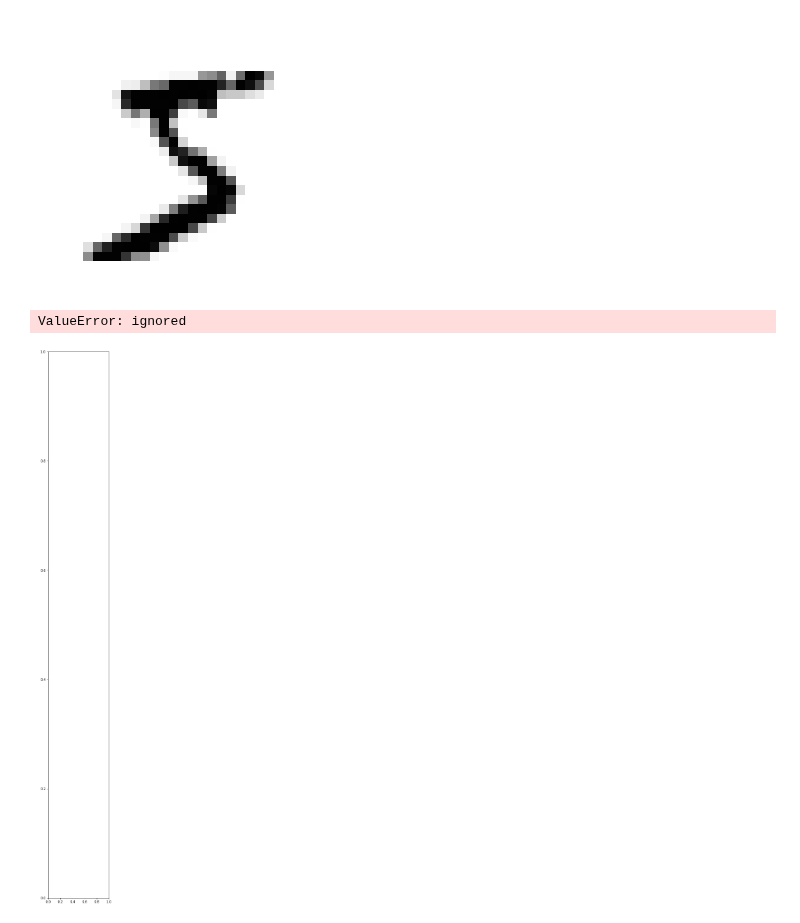
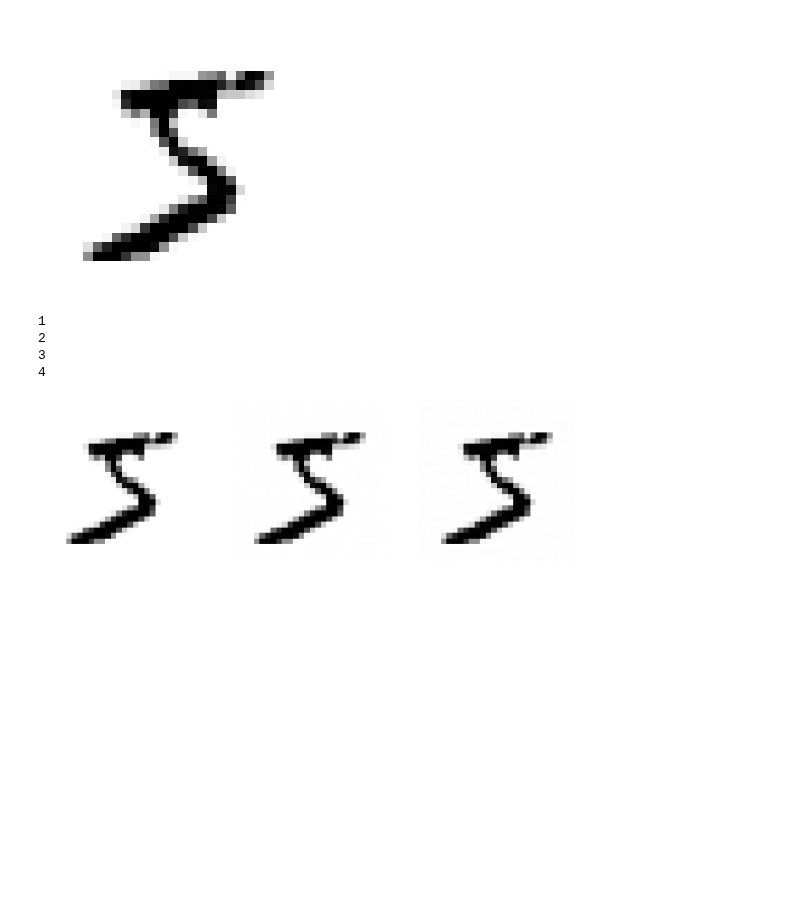
Before and after one commit to durml91/MMath-Project, a Jupyter notebook: Image_Diffusion_(working)/Experimental_Main_MNIST_diffusion.ipynb, the cells around one changed output. Cells and saved outputs as stored; diff of their text form; code cells hidden in the pictures; blank space fills up the shorter version.

Commit message:
Forward noising attempted

```diff
--- a/Image_Diffusion_(working)/Experimental_Main_MNIST_diffusion.ipynb
+++ b/Image_Diffusion_(working)/Experimental_Main_MNIST_diffusion.ipynb
@@ -802,6 +802,2 @@ def forward_noising(key, x_0, t):
   noisy_image = reshaped_sqrt_alpha_bar_t  * x_0 + reshaped_one_minus_sqrt_alpha_bar_t  * noise
   return noisy_image, noise
-# %%
-sample_mnist = next(iter(digits))[0]
-
-noisy_im, noise = forward_noising(jr.PRNGKey(0), sample_mnist, jnp.array((2,) ))
@@ -811,0 +813,2 @@ noisy_im[0].shape
+# %%
+t = jnp.array((10,))
@@ -811,0 +817,2 @@ noisy_im[0].shape
+# %%
+sample_mnist = digits[0][1]
@@ -812,22 +825,26 @@ noisy_im[0].shape
 # %%
-noisy_im = einops.rearrange(noisy_im[0], "1 h w -> h w ")
-plt.imshow(noisy_im, cmap="Greys")
+noisy_image, noise = forward_noising(key, sample_mnist, 1)
+plt.imshow(noisy_image, cmap="Greys")
 plt.axis("off")
 plt.tight_layout()
 plt.show()
 # %% [output]
 [figure]
 # %%
-sample_mnist = next(iter(digits))[0]
-
 fig = plt.figure(figsize=(15, 30))
 
-for index, i in enumerate([10, 50, 100, 185]):
-  noisy_im, noise = forward_noising(jr.PRNGKey(0), jnp.expand_dims(sample_mnist, 0), jnp.array([i,]))
-  plt.subplot(1, 4, index+1)
-  plt.imshow(jnp.squeeze(jnp.squeeze(noisy_im, -1),0), cmap='gray')
-
+for count, t in enumerate([1, 100, 250, 5000]):
+  noisy_im, noise = forward_noising(jr.PRNGKey(0), sample_mnist, jnp.array([t,]))
+  #noisy_im = einops.rearrange(noisy_im[0], "1 h w -> h w ")
+  pos = count+1
+  print(pos)
+  fig.add_subplot(1, 4, pos)
+  plt.imshow(noisy_im, cmap="Greys")
+  plt.axis("off")
 plt.show()
 # %% [output]
-ValueError: ignored
+1
+2
+3
+4
-[figure, old version]
+[figure, new version]
```
Also changed, not shown: parts of 7 cells of this notebook.
